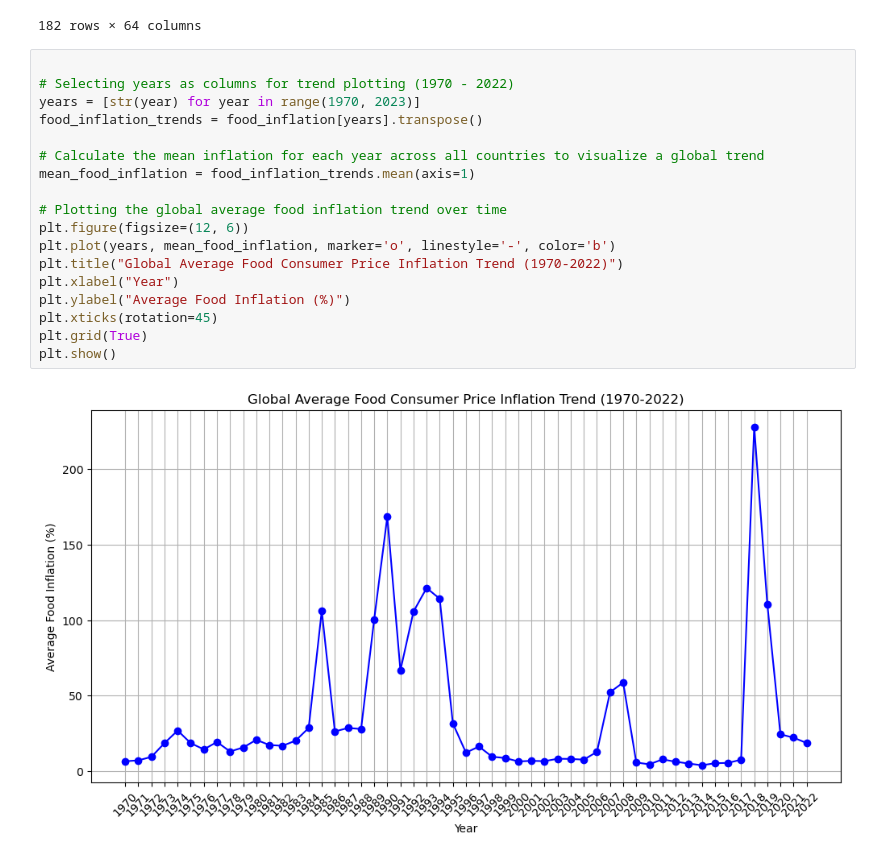
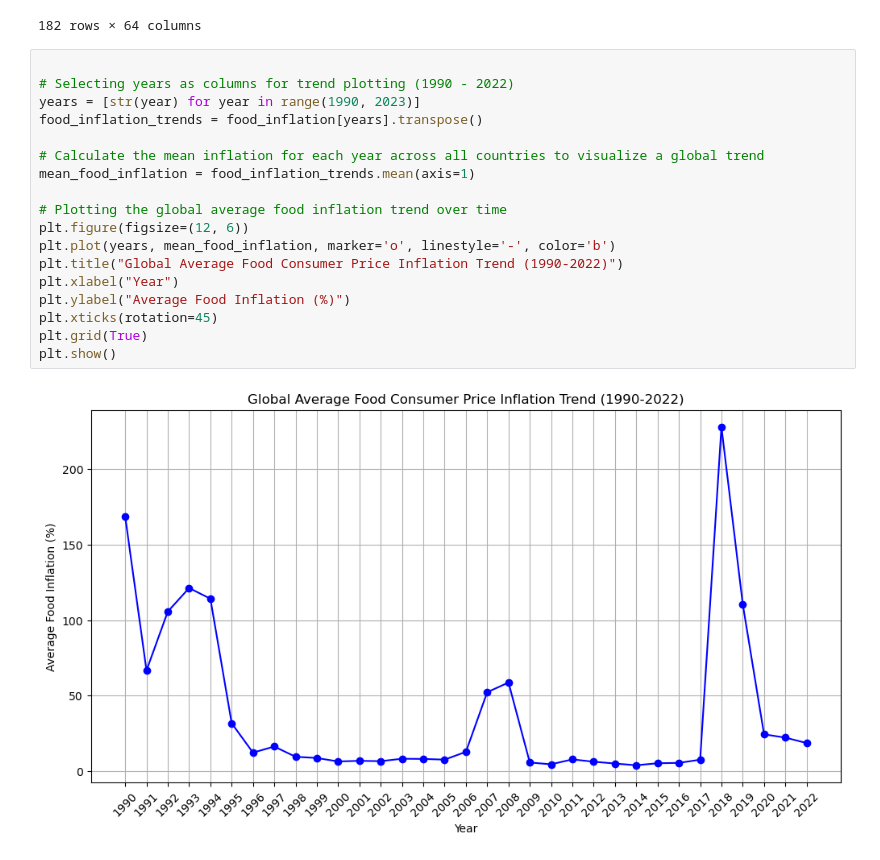
Before and after one commit to heatherrichardson300/Project_1_Inflation, a Jupyter notebook: Jake_work/food.ipynb, the cells around one changed output. Drawn from its saved outputs; the diff is of its cells as text.

```diff
--- a/Jake_work/food.ipynb
+++ b/Jake_work/food.ipynb
@@ -30,24 +30,24 @@ food_inflation
 182 rows × 64 columns
 # %%
 
-# Selecting years as columns for trend plotting (1970 - 2022)
-years = [str(year) for year in range(1970, 2023)]
+# Selecting years as columns for trend plotting (1990 - 2022)
+years = [str(year) for year in range(1990, 2023)]
 food_inflation_trends = food_inflation[years].transpose()
 
 # Calculate the mean inflation for each year across all countries to visualize a global trend
 mean_food_inflation = food_inflation_trends.mean(axis=1)
 
 # Plotting the global average food inflation trend over time
 plt.figure(figsize=(12, 6))
 plt.plot(years, mean_food_inflation, marker='o', linestyle='-', color='b')
-plt.title("Global Average Food Consumer Price Inflation Trend (1970-2022)")
+plt.title("Global Average Food Consumer Price Inflation Trend (1990-2022)")
 plt.xlabel("Year")
 plt.ylabel("Average Food Inflation (%)")
 plt.xticks(rotation=45)
 plt.grid(True)
 plt.show()
 # %% [output]
-[figure, old version]
+[figure, new version]
 # %%
 
 # Extract the years and inflation rates directly from spikes (using the index as the Year)
```
Also changed, not shown: parts of 15 cells of this notebook, 2 other files.
